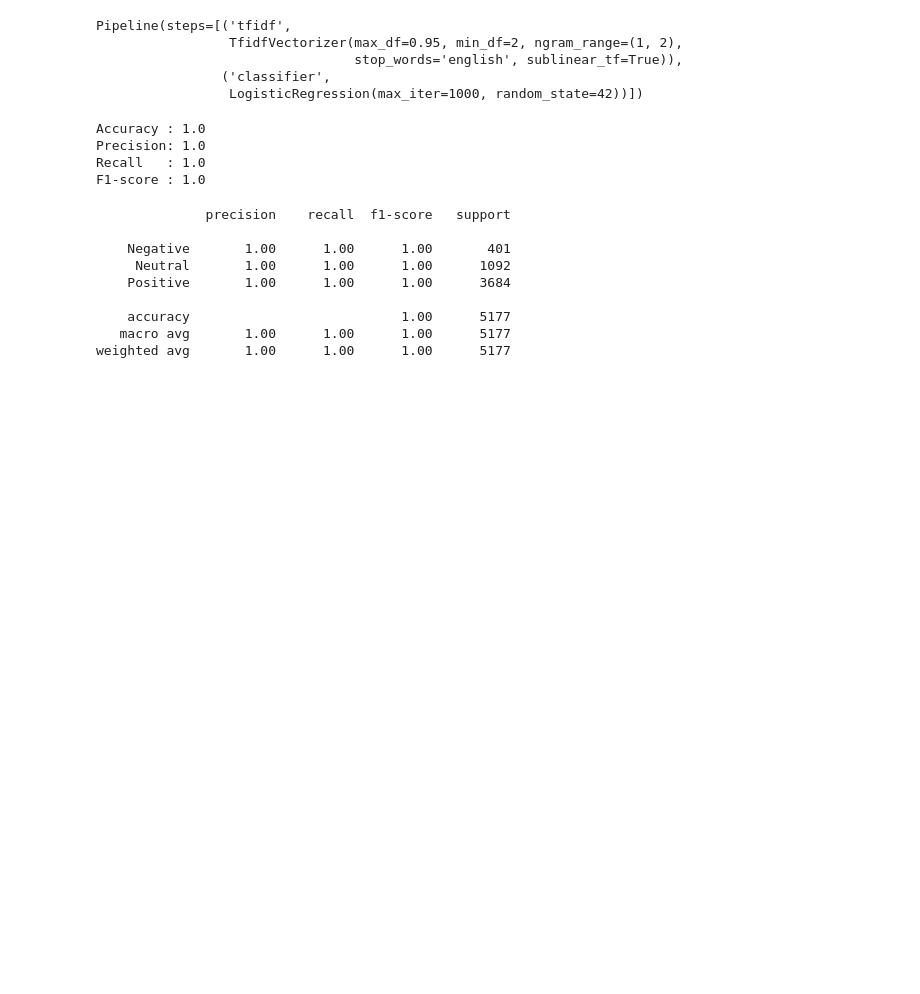
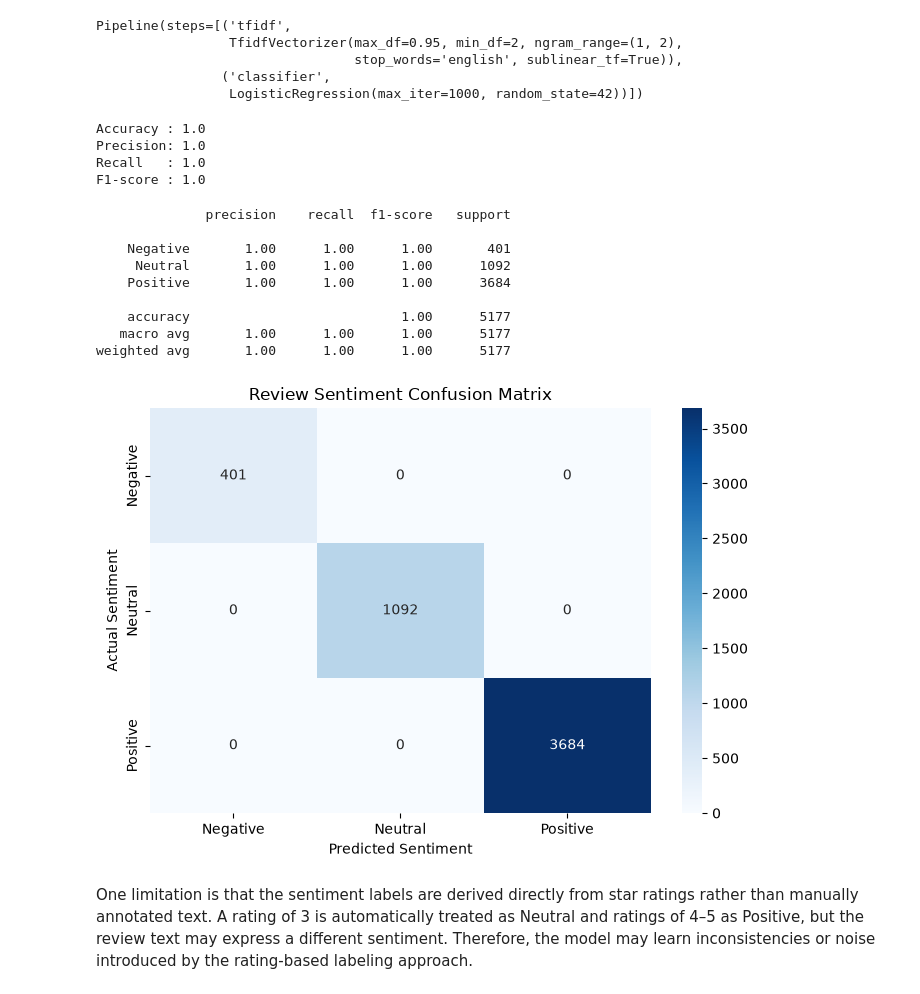
Before and after one commit to arqamowais/Hackathon-DSAI-Batch-1, a Jupyter notebook: Final_Hackathon.ipynb, the cells around one changed output. Drawn from its saved outputs; the diff is of its cells as text; code cells hidden in the pictures; blank space fills up the shorter version.

Commit message:
Deep Learning complete

```diff
--- a/Final_Hackathon.ipynb
+++ b/Final_Hackathon.ipynb
@@ -1676,3 +1676,32 @@ print(
     accuracy                           1.00      5177
    macro avg       1.00      1.00      1.00      5177
 weighted avg       1.00      1.00      1.00      5177
+# %%
+# Confusion Matrics
+cm = confusion_matrix(
+    y_test,
+    y_pred,
+    labels=["Negative", "Neutral", "Positive"]
+)
+
+plt.figure(figsize=(7, 5))
+
+sns.heatmap(
+    cm,
+    annot=True,
+    fmt="d",
+    cmap="Blues",
+    xticklabels=["Negative", "Neutral", "Positive"],
+    yticklabels=["Negative", "Neutral", "Positive"]
+)
+
+plt.xlabel("Predicted Sentiment")
+plt.ylabel("Actual Sentiment")
+plt.title("Review Sentiment Confusion Matrix")
+
+plt.tight_layout()
+plt.show()
+# %% [output]
+[figure, added]
+# %% [markdown]
+One limitation is that the sentiment labels are derived directly from star ratings rather than manually annotated text. A rating of 3 is automatically treated as Neutral and ratings of 4–5 as Positive, but the review text may express a different sentiment. Therefore, the model may learn inconsistencies or noise introduced by the rating-based labeling approach.
```
